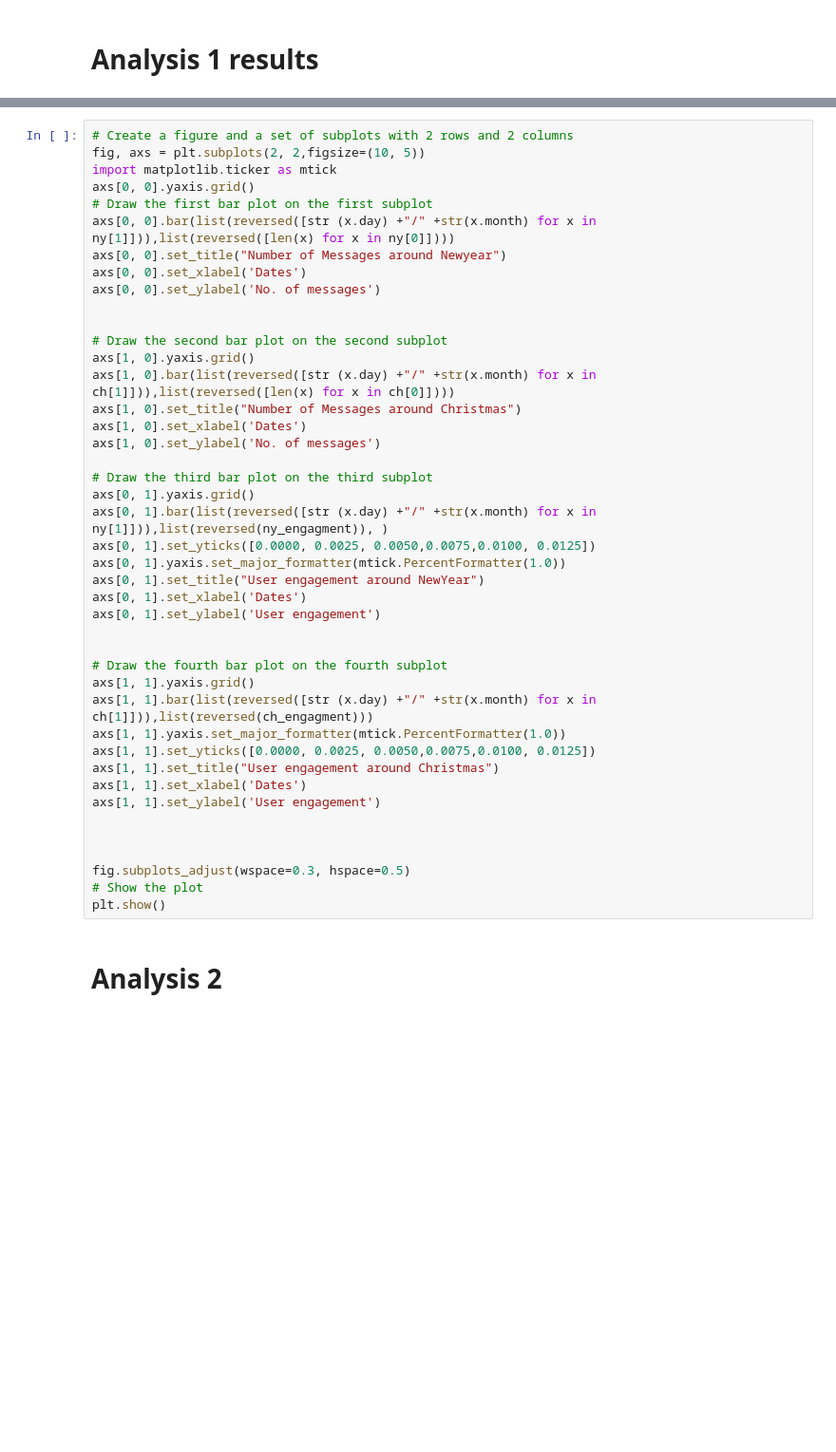
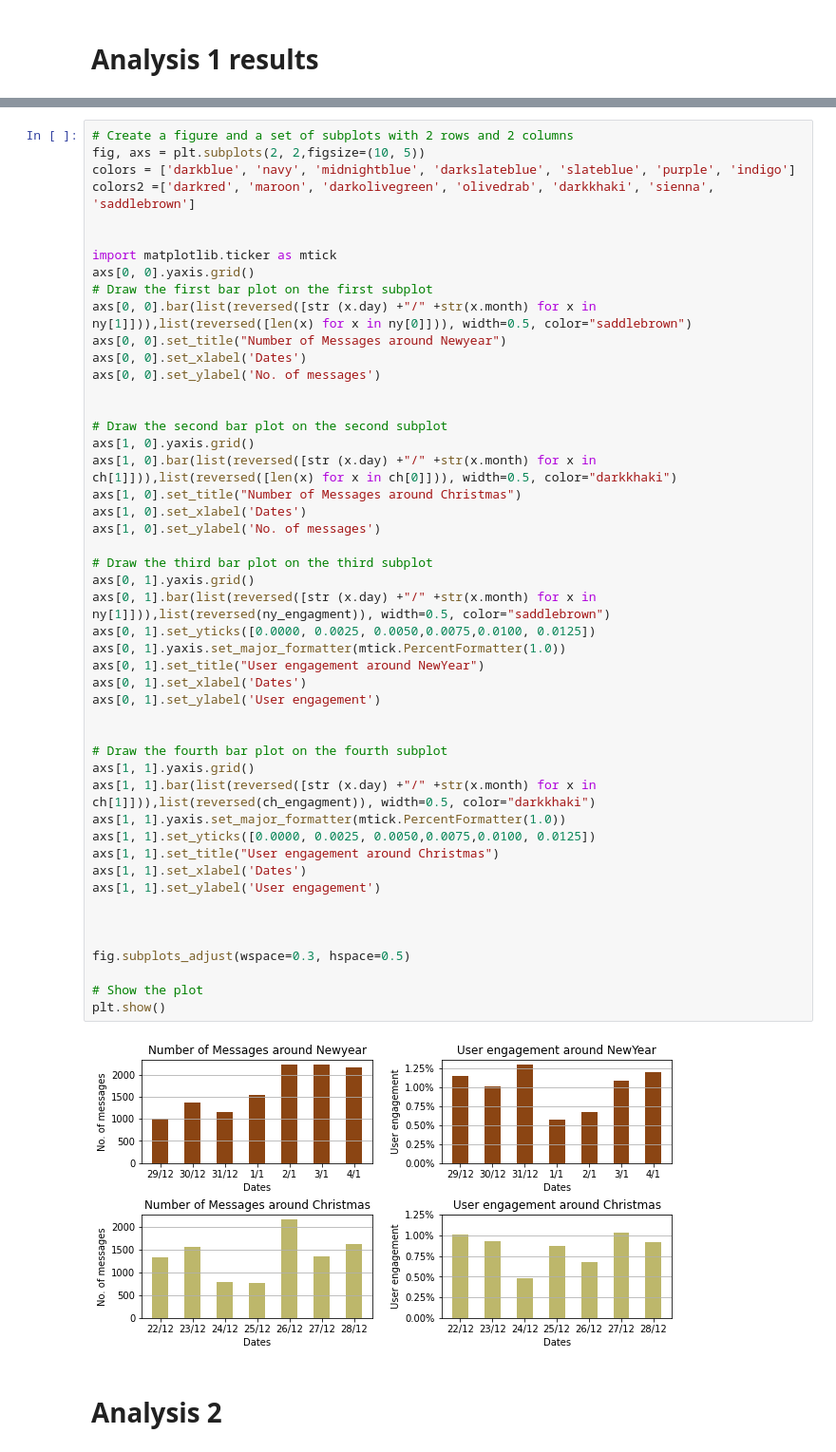
Before and after one commit to sambhav97/Usability-of-Discord-Developer-Communities, a Jupyter notebook: EMSE.ipynb, the cells around one changed output, grey strips where cells are left out. Shown at 95% size. Drawn from its saved outputs; the diff is of its cells as text; blank space fills up the shorter version.

```diff
--- a/EMSE.ipynb
+++ b/EMSE.ipynb
@@ -470,46 +534,53 @@ plt.show()
 # %%
 # Create a figure and a set of subplots with 2 rows and 2 columns
 fig, axs = plt.subplots(2, 2,figsize=(10, 5))
+colors = ['darkblue', 'navy', 'midnightblue', 'darkslateblue', 'slateblue', 'purple', 'indigo']
+colors2 =['darkred', 'maroon', 'darkolivegreen', 'olivedrab', 'darkkhaki', 'sienna', 'saddlebrown']
+
+
 import matplotlib.ticker as mtick
 axs[0, 0].yaxis.grid()
 # Draw the first bar plot on the first subplot
-axs[0, 0].bar(list(reversed([str (x.day) +"/" +str(x.month) for x in ny[1]])),list(reversed([len(x) for x in ny[0]])))
+axs[0, 0].bar(list(reversed([str (x.day) +"/" +str(x.month) for x in ny[1]])),list(reversed([len(x) for x in ny[0]])), width=0.5, color="saddlebrown")
 axs[0, 0].set_title("Number of Messages around Newyear")
 axs[0, 0].set_xlabel('Dates')
 axs[0, 0].set_ylabel('No. of messages')
 
 
 # Draw the second bar plot on the second subplot
 axs[1, 0].yaxis.grid()
-axs[1, 0].bar(list(reversed([str (x.day) +"/" +str(x.month) for x in ch[1]])),list(reversed([len(x) for x in ch[0]])))
+axs[1, 0].bar(list(reversed([str (x.day) +"/" +str(x.month) for x in ch[1]])),list(reversed([len(x) for x in ch[0]])), width=0.5, color="darkkhaki")
 axs[1, 0].set_title("Number of Messages around Christmas")
 axs[1, 0].set_xlabel('Dates')
 axs[1, 0].set_ylabel('No. of messages')
 
 # Draw the third bar plot on the third subplot
 axs[0, 1].yaxis.grid()
-axs[0, 1].bar(list(reversed([str (x.day) +"/" +str(x.month) for x in ny[1]])),list(reversed(ny_engagment)), )
+axs[0, 1].bar(list(reversed([str (x.day) +"/" +str(x.month) for x in ny[1]])),list(reversed(ny_engagment)), width=0.5, color="saddlebrown")
 axs[0, 1].set_yticks([0.0000, 0.0025, 0.0050,0.0075,0.0100, 0.0125])
 axs[0, 1].yaxis.set_major_formatter(mtick.PercentFormatter(1.0))
 axs[0, 1].set_title("User engagement around NewYear")
 axs[0, 1].set_xlabel('Dates')
 axs[0, 1].set_ylabel('User engagement')
 
 
 # Draw the fourth bar plot on the fourth subplot
 axs[1, 1].yaxis.grid()
-axs[1, 1].bar(list(reversed([str (x.day) +"/" +str(x.month) for x in ch[1]])),list(reversed(ch_engagment)))
+axs[1, 1].bar(list(reversed([str (x.day) +"/" +str(x.month) for x in ch[1]])),list(reversed(ch_engagment)), width=0.5, color="darkkhaki")
 axs[1, 1].yaxis.set_major_formatter(mtick.PercentFormatter(1.0))
 axs[1, 1].set_yticks([0.0000, 0.0025, 0.0050,0.0075,0.0100, 0.0125])
 axs[1, 1].set_title("User engagement around Christmas")
 axs[1, 1].set_xlabel('Dates')
 axs[1, 1].set_ylabel('User engagement')
 
 
 
 fig.subplots_adjust(wspace=0.3, hspace=0.5)
+
 # Show the plot
 plt.show()
+# %% [output]
+[figure, added]
 # %% [markdown]
 # Analysis 2
 # %%
```
Also changed, not shown: parts of 30 cells of this notebook.
